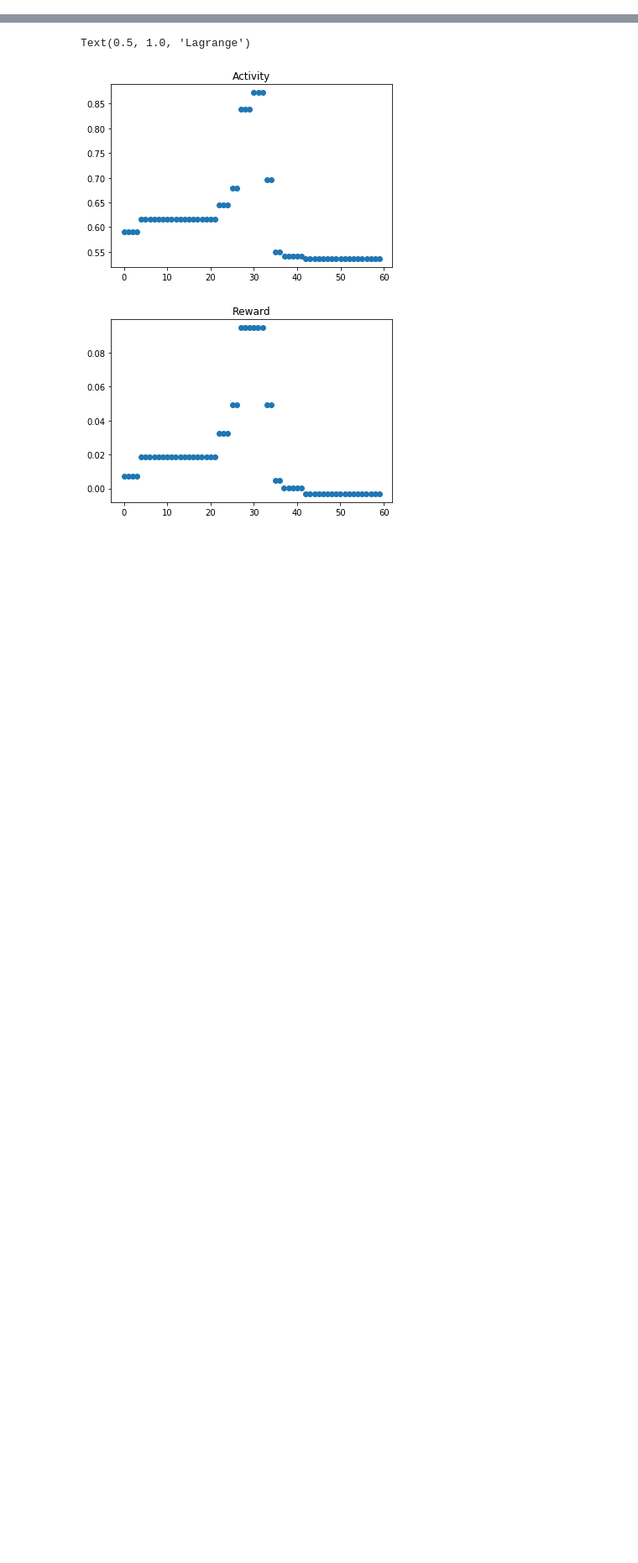
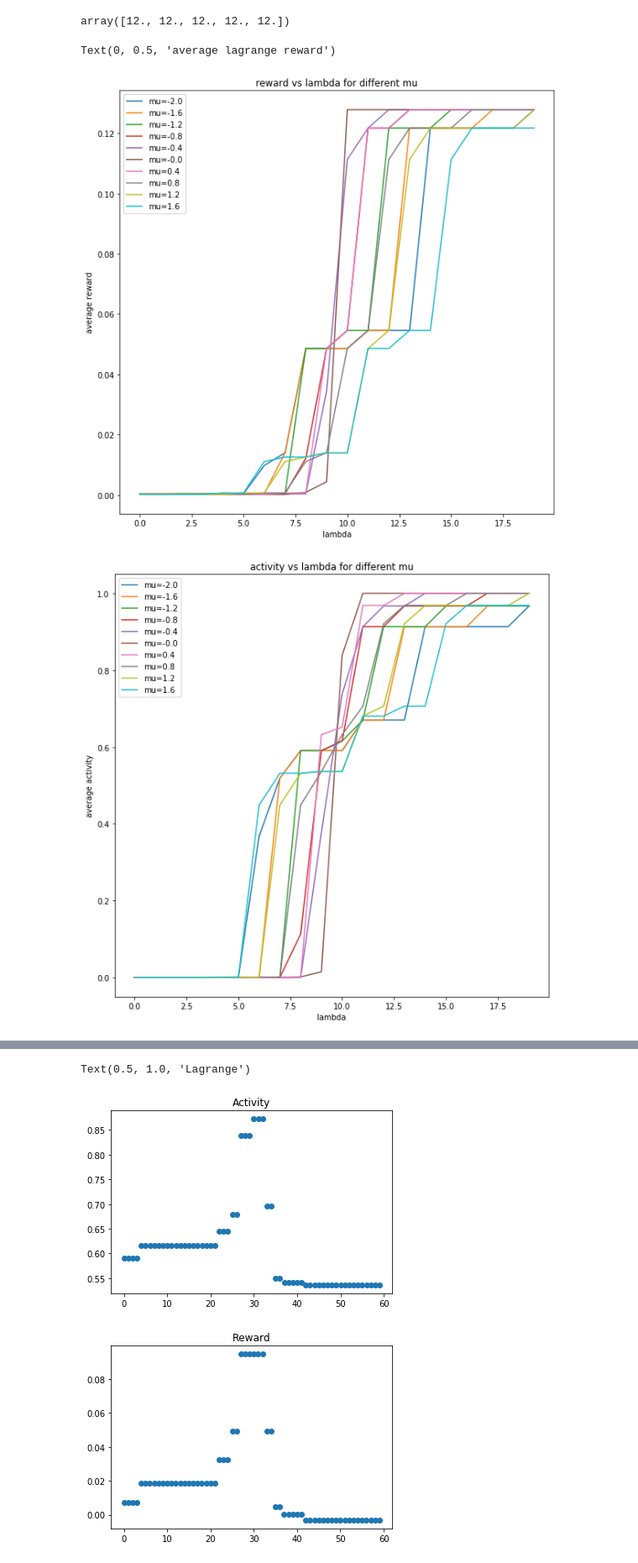
Before and after one commit to navdeepkumar12/crb, a Jupyter notebook: Experiments-2.ipynb, the cells around one changed output, grey strips where cells are left out. Shown: that part at 84% size. Saved outputs shown, nothing was run; the diff lists cells and outputs as text; code cells hidden in the pictures; blank space fills up the shorter version.

```diff
--- a/Experiments-2.ipynb
+++ b/Experiments-2.ipynb
@@ -29,0 +119,6 @@ class pm:
+# %%
+# instance of the value
+for i in np.arange(-2,2,0.1):
+    md = mdp(pm,mu=i,lb=i)
+    md.info()
+    print('\n\n')
@@ -29,0 +143,48 @@ class pm:
+# %%
+a = np.ones((3,4,5))
+np.sum(a,axis=(0,1))
+# %% [output]
+array([12., 12., 12., 12., 12.])
+# %%
+A = []
+for mu in np.arange(-2,2,0.4):
+    Aa =[]
+    for lb in np.arange(-2,2,0.2):
+        r,s,a,lr = mdp(pm,mu=mu,lb=lb)
+        Aa.append([r,a,s,lr])
+    A.append(Aa)
+A = np.array(A)
+# %%
+
+plt.figure(figsize= (10,10))
+plt.plot(np.transpose(A[::,::,0]))
+plt.legend(['mu={}'.format(np.round(10*i)/10) for i in np.arange(-2,2,0.4)])
+plt.title('reward vs lambda for different mu')
+plt.xlabel('lambda')
+plt.ylabel('average reward')
+
+plt.figure(figsize= (10,10))
+plt.plot(np.transpose(A[::,::,1]))
+plt.legend(['mu={}'.format(np.round(10*i)/10) for i in np.arange(-2,2,0.4)])
+plt.title('activity vs lambda for different mu')
+plt.xlabel('lambda')
+plt.ylabel('average activity')
+
+
+plt.figure(figsize= (10,10))
+plt.plot(np.transpose(A[::,::,2]))
+plt.legend(['mu={}'.format(np.round(10*i)/10) for i in np.arange(-2,2,0.4)])
+plt.title('safety reward vs lambda for different mu')
+plt.xlabel('lambda')
+plt.ylabel('average safety reward')
+
+plt.figure(figsize= (10,10))
+plt.plot(np.transpose(A[::,::,3]))
+plt.legend(['mu={}'.format(np.round(10*i)/10) for i in np.arange(-2,2,0.4)])
+plt.title('lagrange reward vs lambda for different mu')
+plt.xlabel('lambda')
+plt.ylabel('average lagrange reward')
+# %% [output]
+Text(0, 0.5, 'average lagrange reward')
+[figure, added]
+[figure, added]
```
Also changed, not shown: parts of 19 cells of this notebook.
